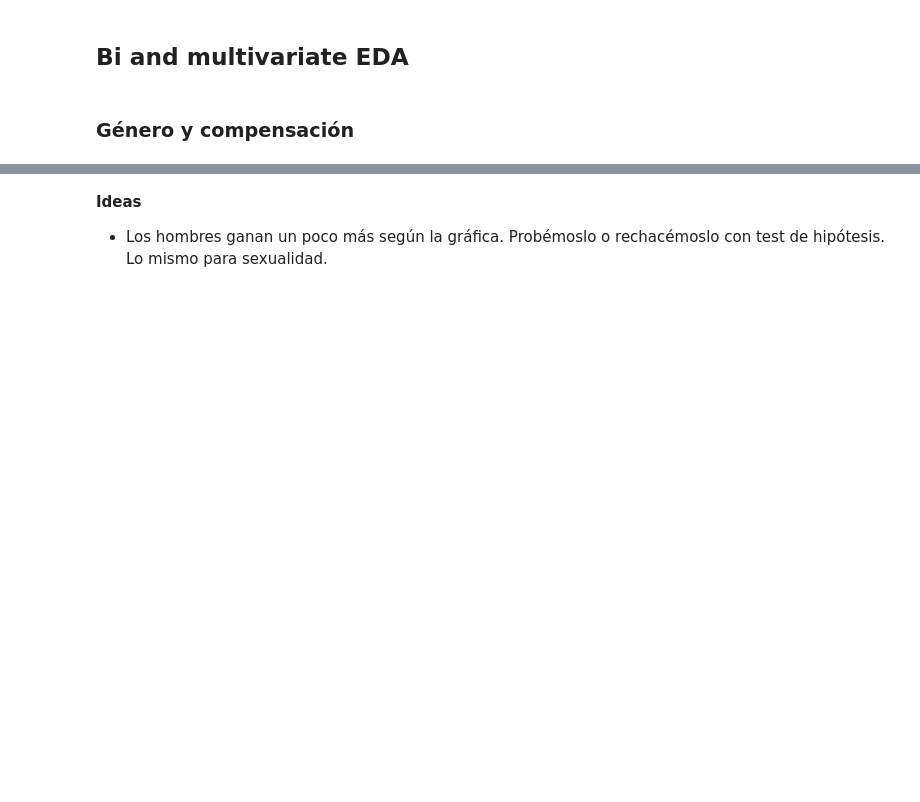
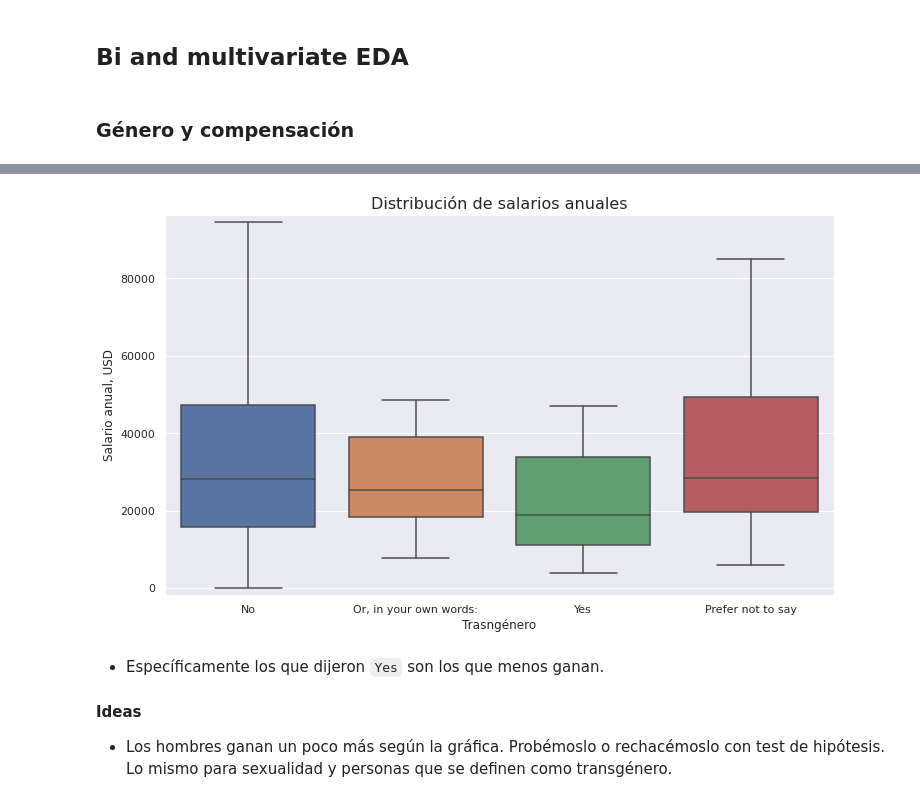
Before and after one commit to anthonymanotoa/survey-dev, a Jupyter notebook: notebooks/2-exploration.ipynb, the cells around one changed output, grey strips where cells are left out. Drawn from its saved outputs; the diff is of its cells as text; code cells hidden in the pictures; blank space fills up the shorter version.

```diff
--- a/notebooks/2-exploration.ipynb
+++ b/notebooks/2-exploration.ipynb
@@ -287,4 +261,16 @@ plt.show()
+# %%
+fig, ax = plt.subplots(figsize=(12, 7))
+ax = sns.boxplot(x="Trans", y="ConvertedCompYearly", data=df, showfliers=False)
+plt.title('Distribución de salarios anuales', size=16)
+plt.xlabel('Trasngénero')
+plt.ylabel('Salario anual, USD')
+plt.margins(0.02)
+plt.show()
+# %% [output]
+[figure, added]
+# %% [markdown]
+- Específicamente los que dijeron `Yes` son los que menos ganan.
 # %% [markdown]
 **Ideas**
 
-* Los hombres ganan un poco más según la gráfica. Probémoslo o rechacémoslo con test de hipótesis. Lo mismo para sexualidad.
+* Los hombres ganan un poco más según la gráfica. Probémoslo o rechacémoslo con test de hipótesis. Lo mismo para sexualidad y personas que se definen como transgénero.
```
Also changed, not shown: parts of 50 cells of this notebook, 2 other files.
